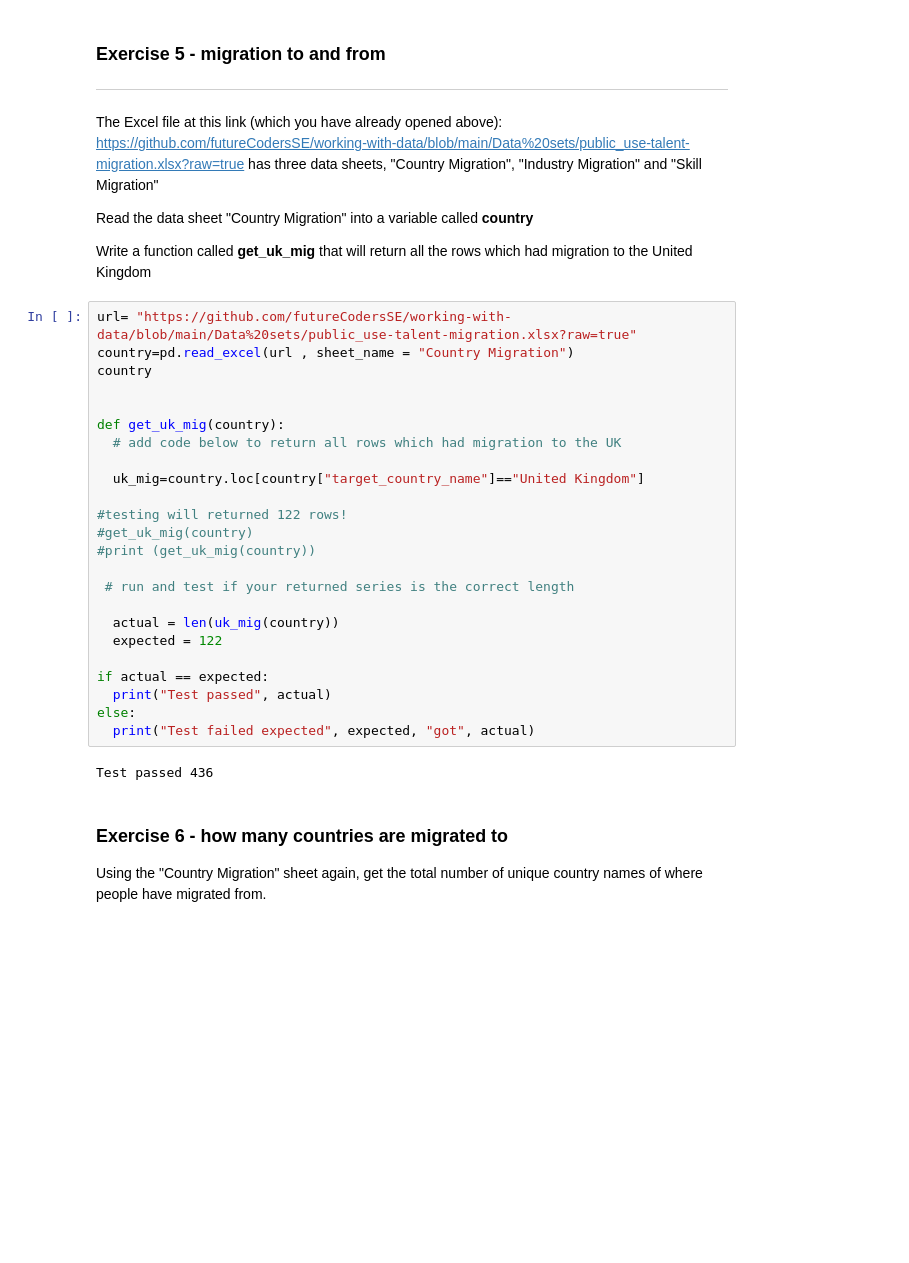
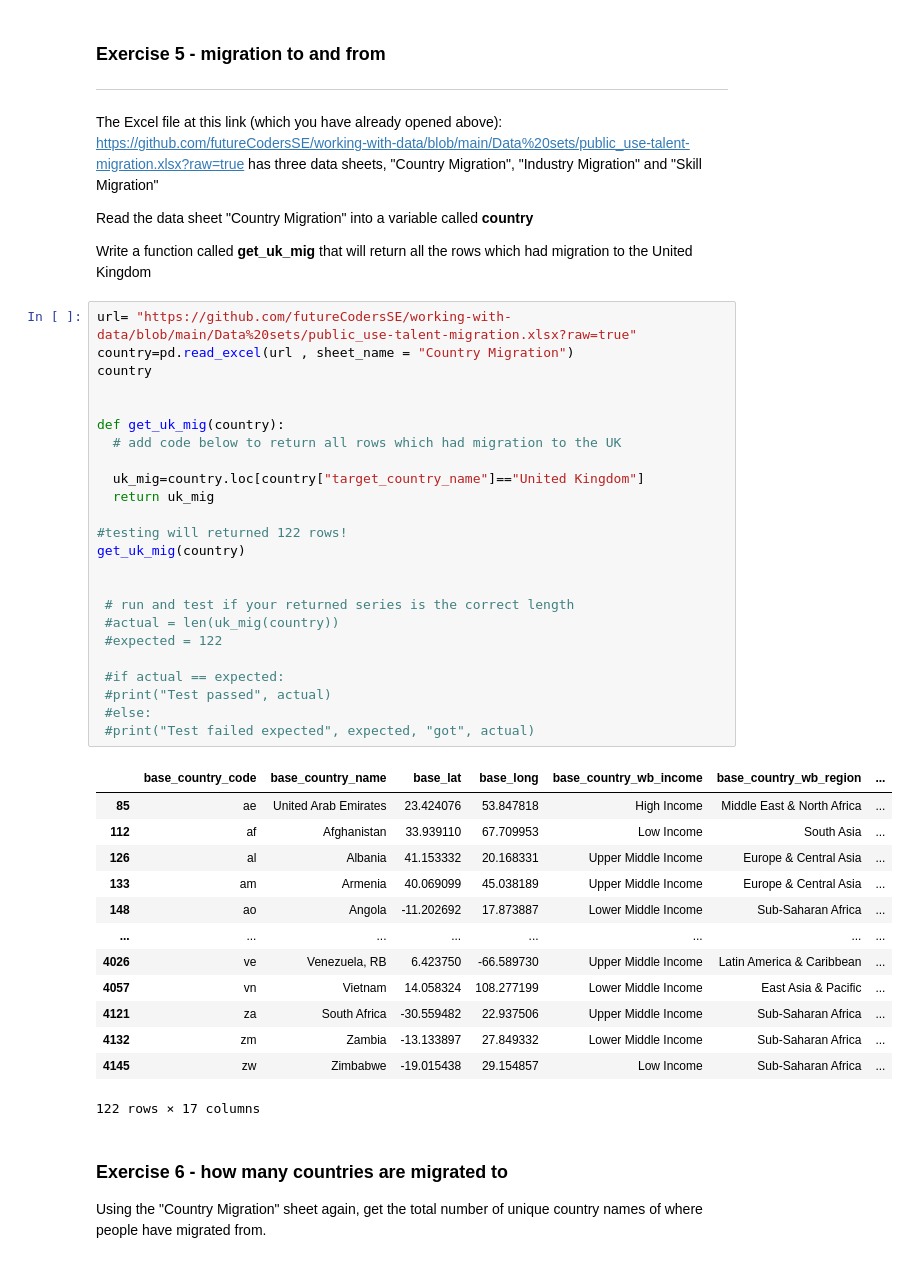
Before and after one commit to MidoriTinto/Python_For_Data_Analysis, a Jupyter notebook: Describing_and_Interrogating_Data.ipynb, the cells around one changed output. Cells and saved outputs as stored; diff of their text form; blank space fills up the shorter version.

```diff
--- a/Describing_and_Interrogating_Data.ipynb
+++ b/Describing_and_Interrogating_Data.ipynb
@@ -327,29 +341,41 @@ Write a function called **get_uk_mig** that will return all the rows which had m
 # %%
 url= "https://github.com/futureCodersSE/working-with-data/blob/main/Data%20sets/public_use-talent-migration.xlsx?raw=true"
 country=pd.read_excel(url , sheet_name = "Country Migration")
 country
 
 
 def get_uk_mig(country):
   # add code below to return all rows which had migration to the UK
 
   uk_mig=country.loc[country["target_country_name"]=="United Kingdom"]
+  return uk_mig
 
 #testing will returned 122 rows!
-#get_uk_mig(country)
-#print (get_uk_mig(country))
+get_uk_mig(country)
+
 
  # run and test if your returned series is the correct length
+ #actual = len(uk_mig(country))
+ #expected = 122
 
-  actual = len(uk_mig(country))
-  expected = 122
-
-if actual == expected:
-  print("Test passed", actual)
-else:
-  print("Test failed expected", expected, "got", actual)
+ #if actual == expected:
+ #print("Test passed", actual)
+ #else:
+ #print("Test failed expected", expected, "got", actual)
 # %% [output]
+|  | base_country_code | base_country_name | base_lat | base_long | base_country_wb_income | base_country_wb_region | ... |
+| 85 | ae | United Arab Emirates | 23.424076 | 53.847818 | High Income | Middle East & North Africa | ... |
+| 112 | af | Afghanistan | 33.939110 | 67.709953 | Low Income | South Asia | ... |
+| 126 | al | Albania | 41.153332 | 20.168331 | Upper Middle Income | Europe & Central Asia | ... |
+| 133 | am | Armenia | 40.069099 | 45.038189 | Upper Middle Income | Europe & Central Asia | ... |
+| 148 | ao | Angola | -11.202692 | 17.873887 | Lower Middle Income | Sub-Saharan Africa | ... |
+| ... | ... | ... | ... | ... | ... | ... | ... |
+| 4026 | ve | Venezuela, RB | 6.423750 | -66.589730 | Upper Middle Income | Latin America & Caribbean | ... |
+| 4057 | vn | Vietnam | 14.058324 | 108.277199 | Lower Middle Income | East Asia & Pacific | ... |
+| 4121 | za | South Africa | -30.559482 | 22.937506 | Upper Middle Income | Sub-Saharan Africa | ... |
+| 4132 | zm | Zambia | -13.133897 | 27.849332 | Lower Middle Income | Sub-Saharan Africa | ... |
+| 4145 | zw | Zimbabwe | -19.015438 | 29.154857 | Low Income | Sub-Saharan Africa | ... |
-Test passed 436
+122 rows × 17 columns
 # %% [markdown]
 ### Exercise 6 - how many countries are migrated to
 
```
Also changed, not shown: parts of 6 cells of this notebook.
